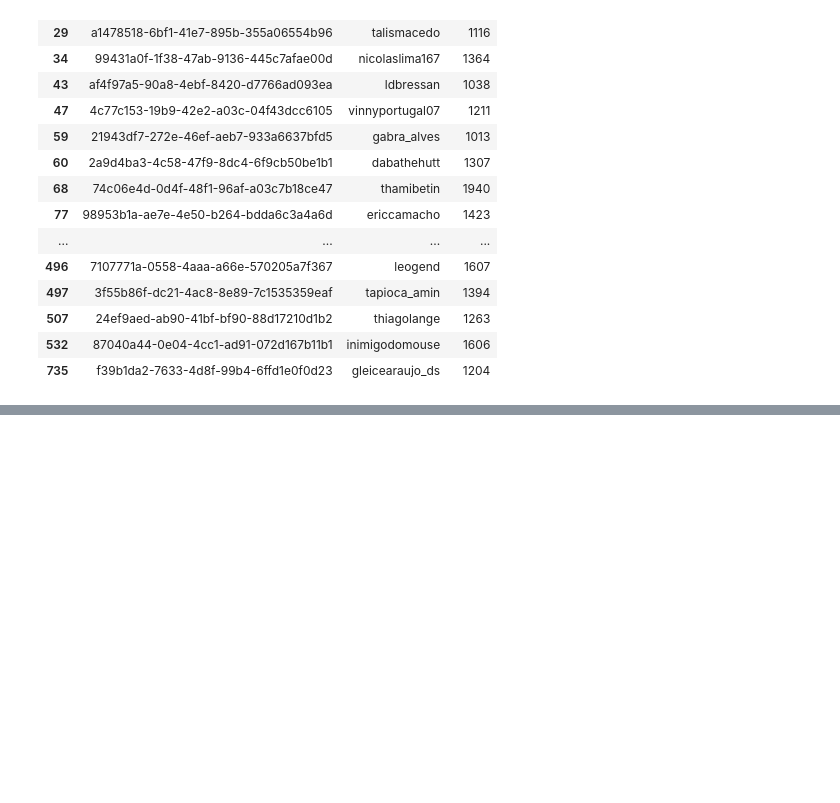
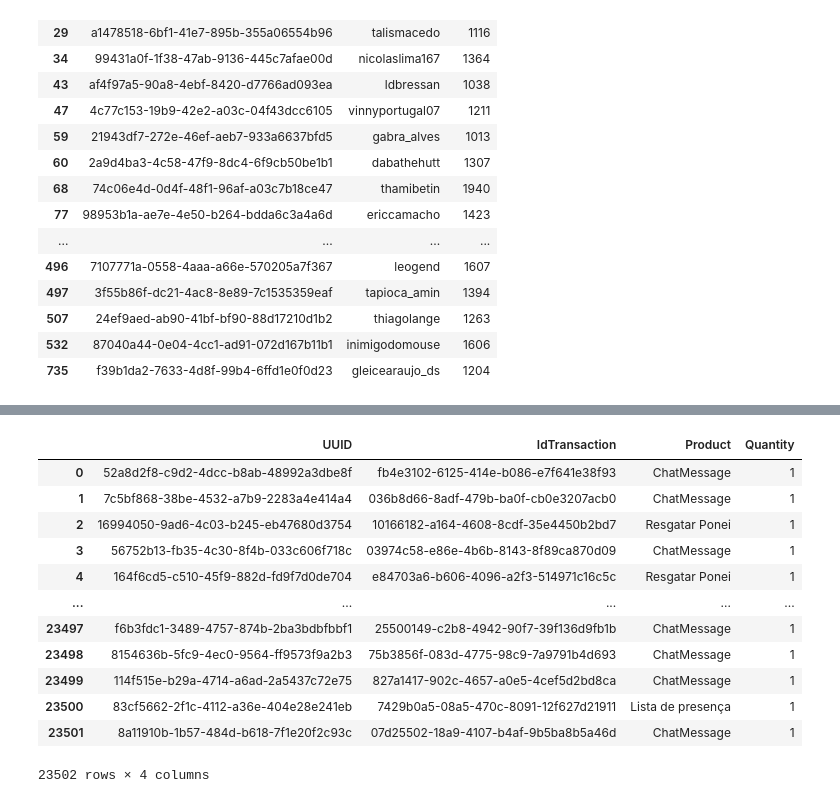
Before and after one commit to stephanyresque/Estudos, a Jupyter notebook: pandas/aula_02.ipynb, the cells around one changed output, grey strips where cells are left out. Drawn from its saved outputs; the diff is of its cells as text; code cells hidden in the pictures; blank space fills up the shorter version.

```diff
--- a/pandas/aula_02.ipynb
+++ b/pandas/aula_02.ipynb
@@ -183,0 +368,19 @@ df[cond]
+# %%
+PATH = r"C:\Users\steph\OneDrive\Documentos\MeusProjetos\Estudos\pandas\data\transactions_cart.parquet"
+
+df = pd.read_parquet(PATH)
+df
+# %% [output]
+|  | UUID | IdTransaction | Product | Quantity |
+| 0 | 52a8d2f8-c9d2-4dcc-b8ab-48992a3dbe8f | fb4e3102-6125-414e-b086-e7f641e38f93 | ChatMessage | 1 |
+| 1 | 7c5bf868-38be-4532-a7b9-2283a4e414a4 | 036b8d66-8adf-479b-ba0f-cb0e3207acb0 | ChatMessage | 1 |
+| 2 | 16994050-9ad6-4c03-b245-eb47680d3754 | 10166182-a164-4608-8cdf-35e4450b2bd7 | Resgatar Ponei | 1 |
+| 3 | 56752b13-fb35-4c30-8f4b-033c606f718c | 03974c58-e86e-4b6b-8143-8f89ca870d09 | ChatMessage | 1 |
+| 4 | 164f6cd5-c510-45f9-882d-fd9f7d0de704 | e84703a6-b606-4096-a2f3-514971c16c5c | Resgatar Ponei | 1 |
+| ... | ... | ... | ... | ... |
+| 23497 | f6b3fdc1-3489-4757-874b-2ba3bdbfbbf1 | 25500149-c2b8-4942-90f7-39f136d9fb1b | ChatMessage | 1 |
+| 23498 | 8154636b-5fc9-4ec0-9564-ff9573f9a2b3 | 75b3856f-083d-4775-98c9-7a9791b4d693 | ChatMessage | 1 |
+| 23499 | 114f515e-b29a-4714-a6ad-2a5437c72e75 | 827a1417-902c-4657-a0e5-4cef5d2bd8ca | ChatMessage | 1 |
+| 23500 | 83cf5662-2f1c-4112-a36e-404e28e241eb | 7429b0a5-08a5-470c-8091-12f627d21911 | Lista de presença | 1 |
+| 23501 | 8a11910b-1b57-484d-b618-7f1e20f2c93c | 07d25502-18a9-4107-b4af-9b5ba8b5a46d | ChatMessage | 1 |
+23502 rows × 4 columns
```
Also changed, not shown: parts of 15 cells of this notebook.
